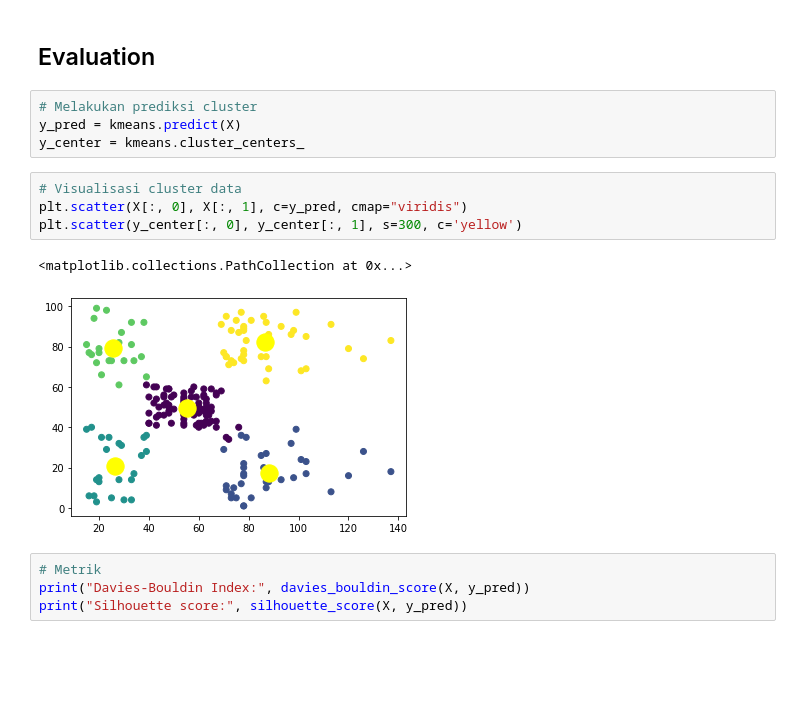
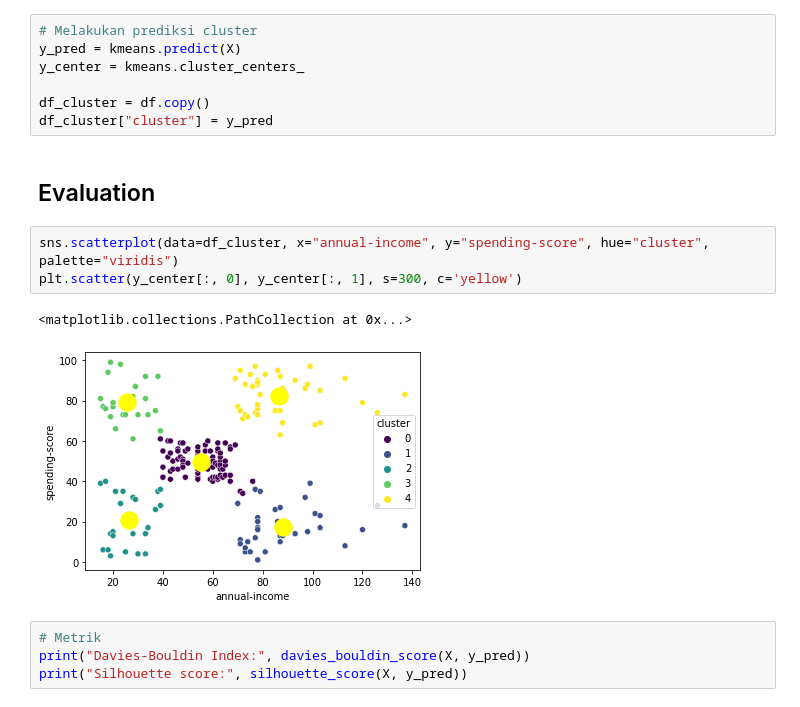
Before and after one commit to Kodesiana/book-ml-python, a Jupyter notebook: jupyter/clustering_kmeans.ipynb, the cells around one changed output. Saved outputs shown, nothing was run; the diff lists cells and outputs as text; blank space fills up the shorter version.

Commit message:
Update kmeans

```diff
--- a/jupyter/clustering_kmeans.ipynb
+++ b/jupyter/clustering_kmeans.ipynb
@@ -97,19 +97,21 @@ kmeans = KMeans(n_clusters=5, random_state=42)
 kmeans.fit(X)
 # %% [output]
 KMeans(n_clusters=5, random_state=42)
+# %%
+# Melakukan prediksi cluster
+y_pred = kmeans.predict(X)
+y_center = kmeans.cluster_centers_
+
+df_cluster = df.copy()
+df_cluster["cluster"] = y_pred
 # %% [markdown]
 ## Evaluation
-# %%
-# Melakukan prediksi cluster
-y_pred = kmeans.predict(X)
-y_center = kmeans.cluster_centers_
 # %%
-# Visualisasi cluster data
-plt.scatter(X[:, 0], X[:, 1], c=y_pred, cmap="viridis")
+sns.scatterplot(data=df_cluster, x="annual-income", y="spending-score", hue="cluster", palette="viridis")
 plt.scatter(y_center[:, 0], y_center[:, 1], s=300, c='yellow')
 # %% [output]
 <matplotlib.collections.PathCollection at 0x...>
-[figure, old version]
+[figure, new version]
 # %%
 # Metrik
 print("Davies-Bouldin Index:", davies_bouldin_score(X, y_pred))
```
Also changed, not shown: parts of 6 cells of this notebook.
